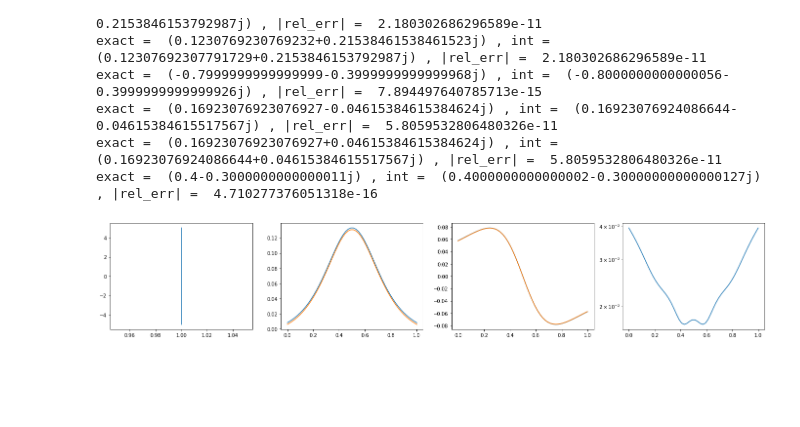
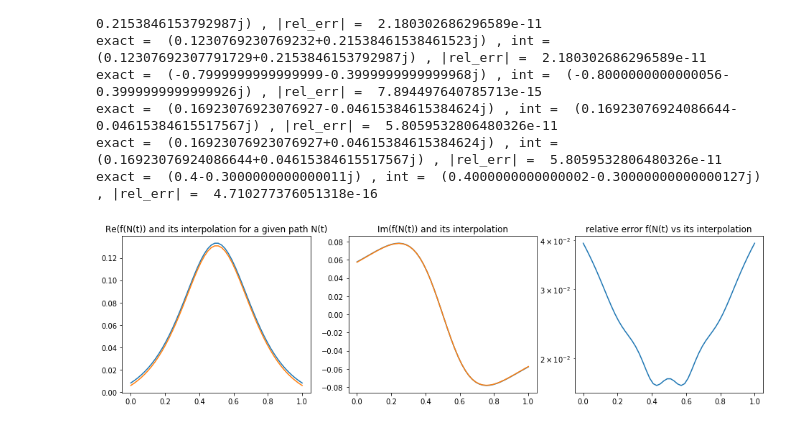
Before and after one commit to NNPDF/eko, a Jupyter notebook: jupyter/interpolation.ipynb, the cells around one changed output. Cells and saved outputs as stored; diff of their text form; code cells hidden in the pictures; blank space fills up the shorter version.

```diff
--- a/jupyter/interpolation.ipynb
+++ b/jupyter/interpolation.ipynb
@@ -125,34 +130,34 @@ exact =  (0.4-0.3000000000000011j) , int =  (0.4000000000000002-0.30000000000000
 # %%
 def test_iterpolation_N(fx,fN,pN,g,path,ts = np.linspace(0,1)):
     """plots interpolation to real thing in x"""
     fxs = [fx(x) for x in g]
     fNp = lambda N,g=g,fxs=fxs: np.sum([fxs[j]*pN(N,g,j) for j in range(len(g))])
-    plt.figure(1,(24,4))
-    plt.subplot(141)
-    ys = [path(t) for t in ts]
-    plt.plot(np.real(ys),np.imag(ys))
-    plt.subplot(142)
+    plt.figure(1,(16,4))
+    plt.subplot(1,3,1)
+    plt.title("Re(f(N(t)) and its interpolation for a given path N(t)")
     ys = [fN(path(t)) for t in ts]
     yps = [fNp(path(t)) for t in ts]
     plt.plot(ts,np.real(ys))
     plt.plot(ts,np.real(yps))
-    plt.subplot(143)
+    plt.subplot(1,3,2)
+    plt.title("Im(f(N(t)) and its interpolation")
     plt.plot(ts,np.imag(ys))
     plt.plot(ts,np.imag(yps))
-    plt.subplot(144)
+    plt.subplot(1,3,3)
+    plt.title("relative error f(N(t) vs its interpolation")
     plt.semilogy(ts,[np.abs((ys[j] - yps[j])/ys[j]) for j in range(len(xs))])
     plt.show()
 
 toy_alpha = 2.3
 toy_beta = .5
 test_iterpolation_N(get_toy_pdf_x(toy_alpha,toy_beta),
                     get_toy_pdf_N(toy_alpha,toy_beta),
                     get_Lagrange_iterpolators_N,
                     np.linspace(0,1,num=10),
                     lambda t : np.complex(1,5*(2*t-1))
                     )
 # %% [output]
-[figure, old version]
+[figure, new version]
 # %%
 def inverse_Mellin_transform(f,path,jac,x,cut=0.):
     """inverse Mellin transformation"""
```
Also changed, not shown: parts of 8 cells of this notebook.
